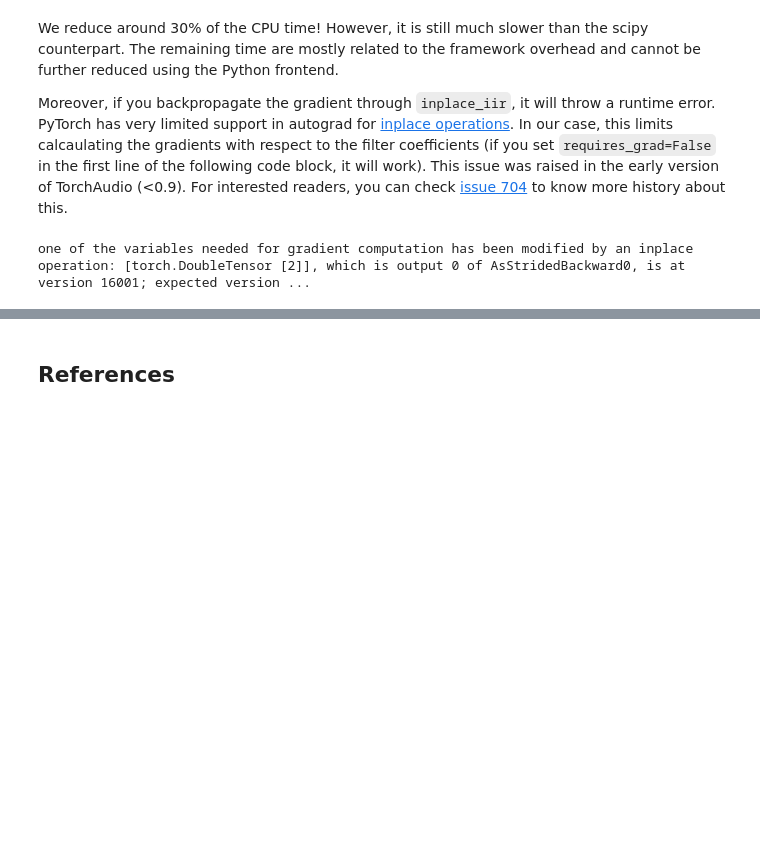
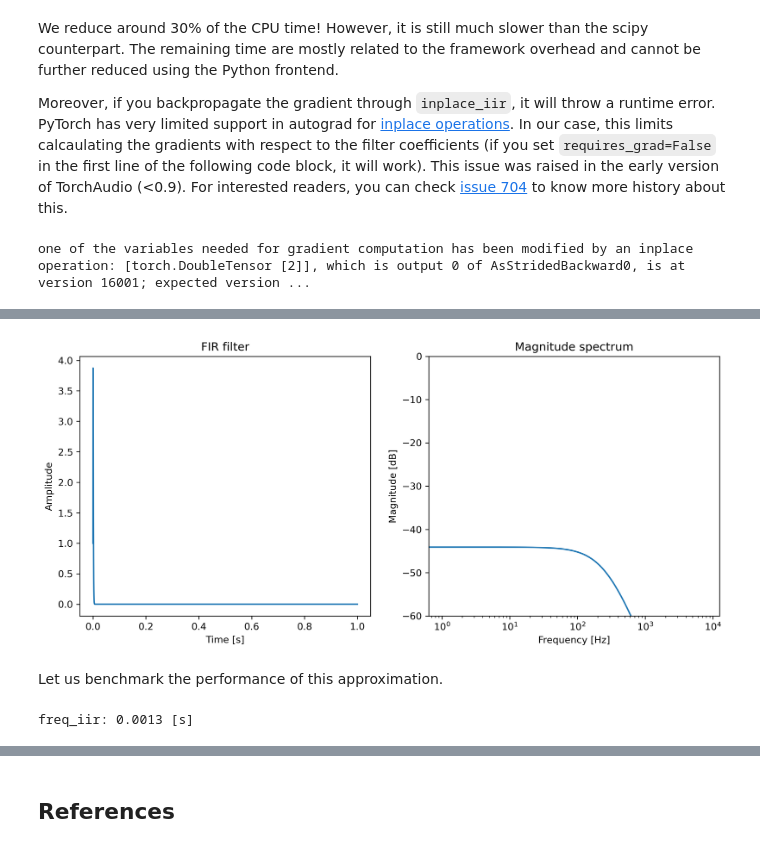
Before and after one commit to intro2ddsp/intro2ddsp.github.io, a Jupyter notebook: filters/iir.ipynb, the cells around one changed output, grey strips where cells are left out. Cells and saved outputs as stored; diff of their text form; code cells hidden in the pictures; blank space fills up the shorter version.

```diff
--- a/filters/iir.ipynb
+++ b/filters/iir.ipynb
@@ -251,0 +300,35 @@ one of the variables needed for gradient computation has been modified by an inp
+# %%
+h = get_fir_from_iir(a_torch, T)
+
+fig = plt.figure(figsize=(12, 5), dpi=300)
+plt.subplot(1, 2, 1)
+plt.plot(np.arange(T) / fs, h.numpy())
+plt.xlabel("Time [s]")
+plt.ylabel("Amplitude")
+plt.title("FIR filter")
+plt.subplot(1, 2, 2)
+plt.magnitude_spectrum(h.numpy(), Fs=fs, scale='dB', window=signal.windows.boxcar(T))
+plt.xlabel("Frequency [Hz]")
+plt.ylabel("Magnitude [dB]")
+plt.xscale("log")
+plt.ylim(-60, 0)
+plt.title("Magnitude spectrum")
+plt.show()
+# %% [output]
+[figure, added]
+# %% [markdown]
+Let us benchmark the performance of this approximation.
+# %%
+torch_time = timeit(
+    stmt="iir(test_signal_torch, a_torch)",
+    globals={
+        "a_torch": a_torch,
+        "test_signal_torch": test_signal_torch,
+        "iir": freq_iir
+    },
+    number=100
+) / 100
+
+print(f"freq_iir: {torch_time:.4f} [s]")
+# %% [output]
+freq_iir: 0.0013 [s]
```
Also changed, not shown: parts of 20 cells of this notebook.
